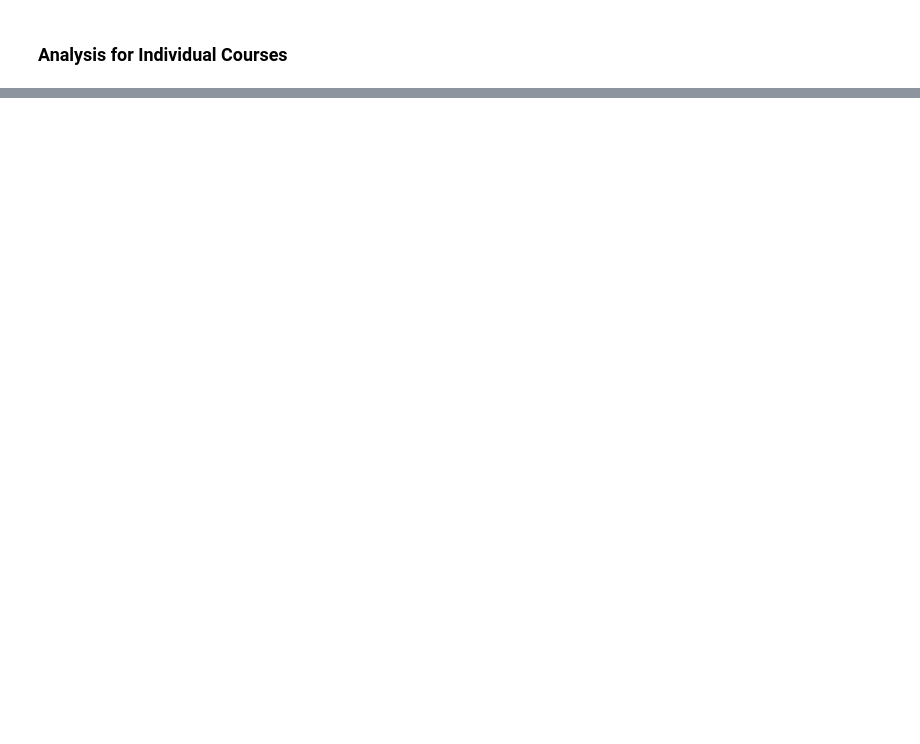
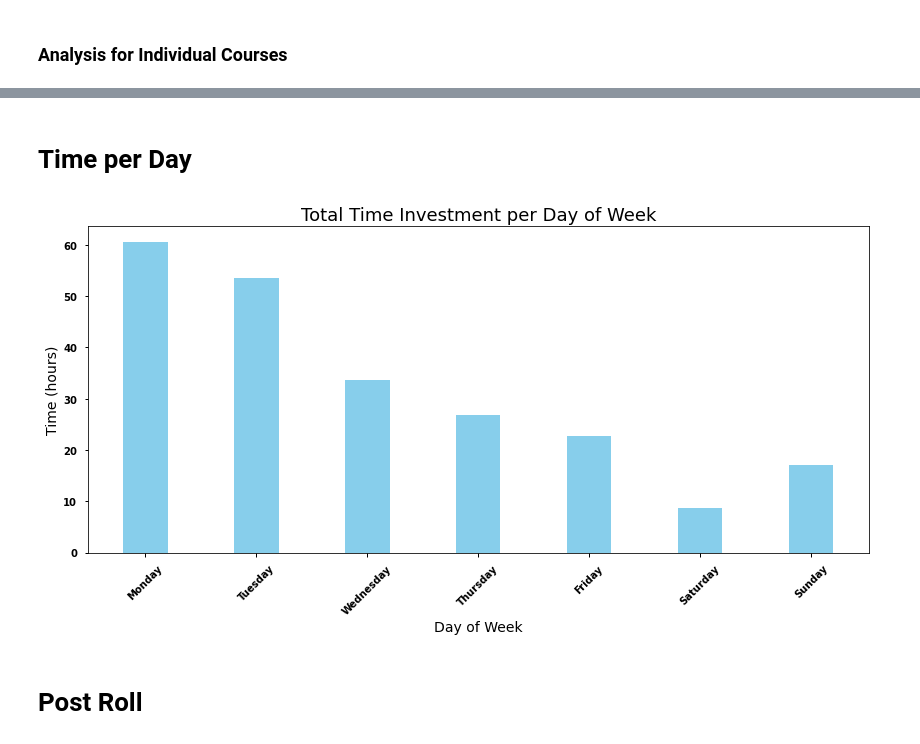
Before and after one commit to ifrycolorado/ClassTimeTrackingAnalysis, a Jupyter notebook: src/analysis.ipynb, the cells around one changed output, grey strips where cells are left out. Drawn from its saved outputs; the diff is of its cells as text; code cells hidden in the pictures; blank space fills up the shorter version.

```diff
--- a/src/analysis.ipynb
+++ b/src/analysis.ipynb
@@ -281,0 +303,30 @@ Reading: 1.47 hours (3.07%)
+# %% [markdown]
+# Time per Day
+# %%
+# using combined_df, find time spent per day of week
+combined_df['Day of Week'] = combined_df['Start date'].dt.day_name()
+day_of_week_df = combined_df.groupby(['Day of Week'], as_index=False)['Duration'].sum()
+
+# convert the duration column to hours
+day_of_week_df['Duration'] = day_of_week_df['Duration'].dt.total_seconds() / 3600
+day_of_week_df.head(5)
+
+# create a column that matches Monday to 0, Tuesday to 1, etc.
+day_of_week_df['Day Value'] = day_of_week_df['Day of Week'].map({'Monday': 0, 'Tuesday': 1, 'Wednesday': 2,
+                                                                   'Thursday': 3, 'Friday': 4, 'Saturday': 5,
+                                                                   'Sunday': 6})
+day_of_week_df = day_of_week_df.sort_values(by=['Day Value'])
+
+# create a bar graph of time spent per day of week in order of day of week
+plt.bar(day_of_week_df['Day of Week'], day_of_week_df['Duration'], color = COLOR,
+        width = 0.4)
+plt.xlabel("Day of Week", size = 14)
+plt.ylabel("Time (hours)", size = 14)
+plt.xticks(rotation=ROTATION)
+plt.title("Total Time Investment per Day of Week", size = 18)
+plt.savefig(f"../images/PerDay.png", transparent=False, format = 'png')
+plt.show()
+# %% [output]
+[figure, added]
+# %% [markdown]
+# Post Roll
```
Also changed, not shown: parts of 6 cells of this notebook, 9 other files.
